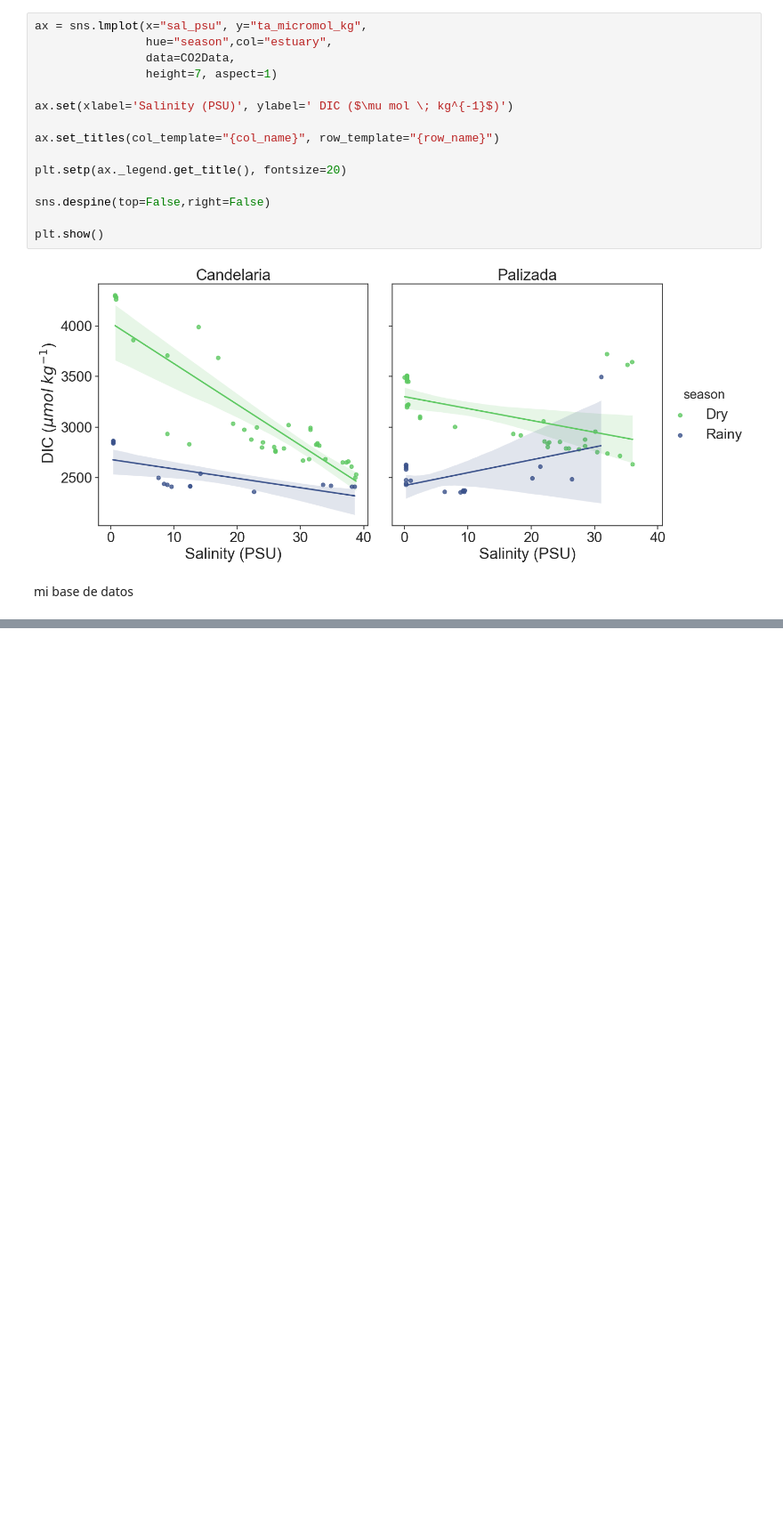
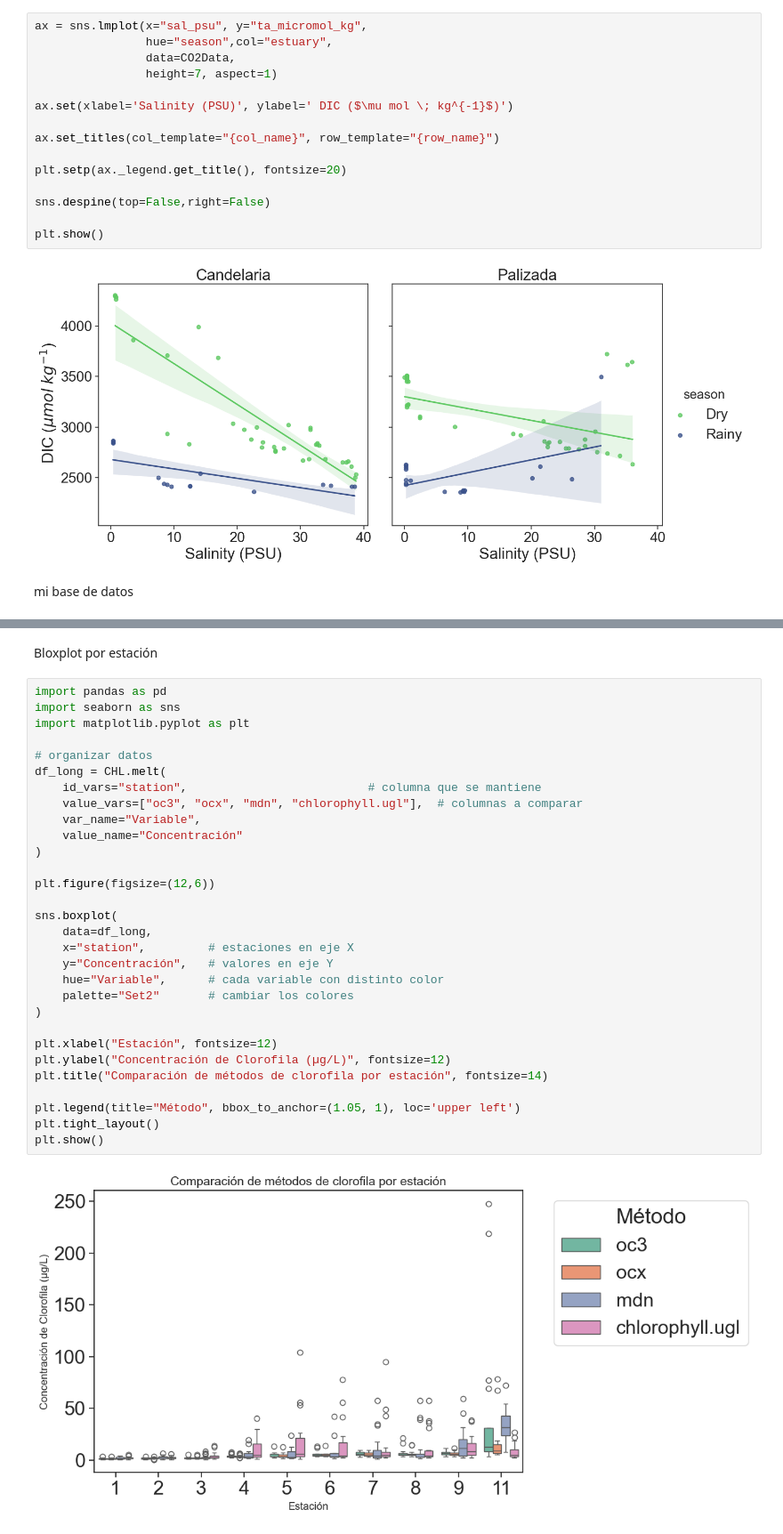
Before and after one commit to Andrea-Rebeca-LC/Python_2025_Ciencias_de_datos, a Jupyter notebook: Primeros ejercicios/seaborn_statistics_plot.ipynb, the cells around one changed output, grey strips where cells are left out. Shown: that part at 89% size. Cells and saved outputs as stored; diff of their text form; blank space fills up the shorter version.

```diff
--- a/Primeros ejercicios/seaborn_statistics_plot.ipynb
+++ b/Primeros ejercicios/seaborn_statistics_plot.ipynb
@@ -141,0 +210,34 @@ mi base de datos
+# %% [markdown]
+Bloxplot por estación
+# %%
+import pandas as pd
+import seaborn as sns
+import matplotlib.pyplot as plt
+
+# organizar datos
+df_long = CHL.melt(
+    id_vars="station",                          # columna que se mantiene
+    value_vars=["oc3", "ocx", "mdn", "chlorophyll.ugl"],  # columnas a comparar
+    var_name="Variable",
+    value_name="Concentración"
+)
+
+plt.figure(figsize=(12,6))
+
+sns.boxplot(
+    data=df_long,
+    x="station",         # estaciones en eje X
+    y="Concentración",   # valores en eje Y
+    hue="Variable",      # cada variable con distinto color
+    palette="Set2"       # cambiar los colores
+)
+
+plt.xlabel("Estación", fontsize=12)
+plt.ylabel("Concentración de Clorofila (µg/L)", fontsize=12)
+plt.title("Comparación de métodos de clorofila por estación", fontsize=14)
+
+plt.legend(title="Método", bbox_to_anchor=(1.05, 1), loc='upper left')
+plt.tight_layout()
+plt.show()
+# %% [output]
+[figure, added]
```
Also changed, not shown: parts of 5 cells of this notebook.
